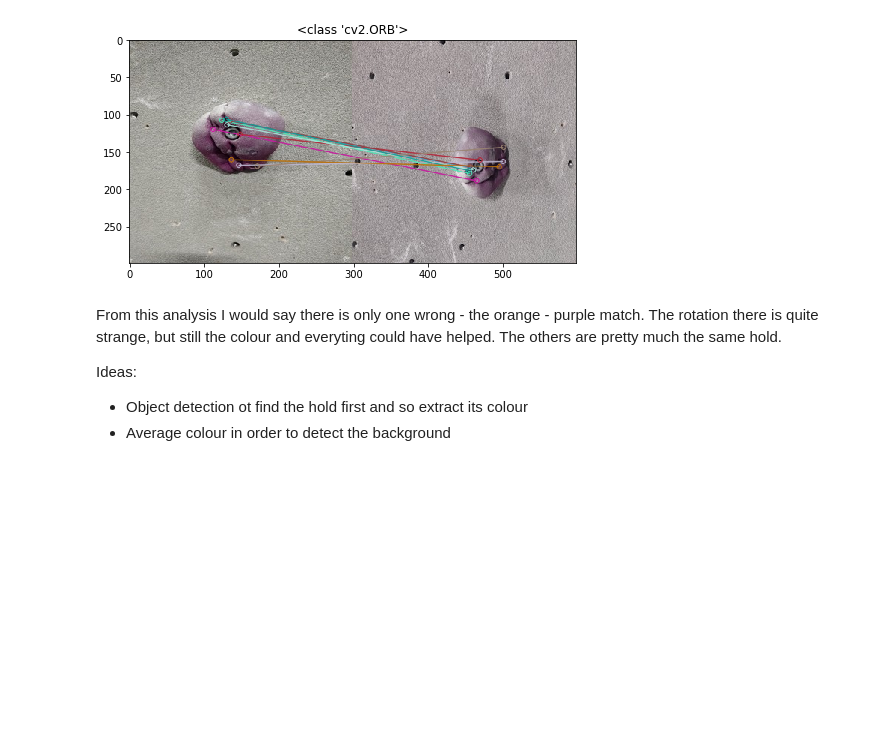
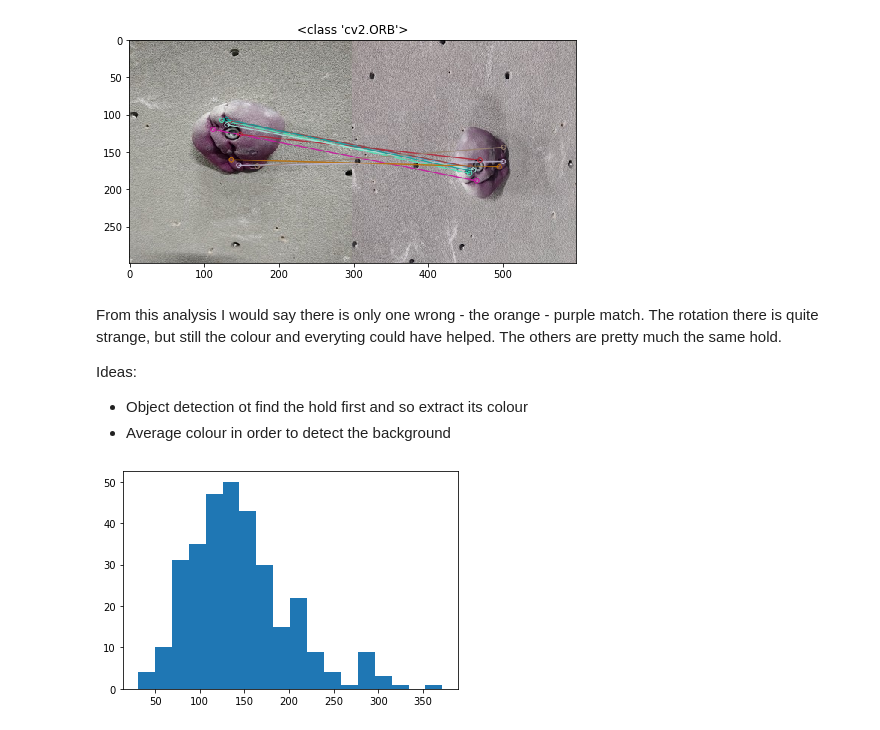
Before and after one commit to andrius-sil/climbicus, a Jupyter notebook: model_training/cbir.ipynb, the cells around one changed output. Saved outputs shown, nothing was run; the diff lists cells and outputs as text; code cells hidden in the pictures; blank space fills up the shorter version.

```diff
--- a/model_training/cbir.ipynb
+++ b/model_training/cbir.ipynb
@@ -202,6 +156,6 @@ Time elapsed: 5.921781301498413
 start = time.time()
 orb = cv2.ORB_create()
 bf = cv2.BFMatcher(cv2.NORM_HAMMING, crossCheck=True)
-dists = match_img(bf, orb, '1/IMG_20191215_092128.jpg', descriptors, 10)
+dists = match_img(bf, orb, '1/IMG_20191215_092128.jpg', descriptors, 5)
 print(f"Time elapsed: {time.time() - start}")
 # %% [output]
@@ -216,7 +170,7 @@ for c in range(1, 47):
     c_path = os.path.join(dataset_path, str(c))
     files = get_filenames(c_path)
     for i, f in enumerate(files):
-        dists = match_img(bf, orb, f'{c}/{f}', descriptors, 10)
+        dists = match_img(bf, orb, f'{c}/{f}', descriptors, 5)
         d[f'{c}/{f}'] = dists
 print(f"Time elapsed: {time.time() - start}")
 # %% [output]
@@ -245,12 +202,15 @@ Based on this the ratio test doesn't seem worth it, we can use the corss check a
 # %%
 min_dists = get_min_dists(d)
 # %%
+correct = []
 wrong = []
+wrong_dists = []
 for c_f, v in min_dists.items():
     if c_f.split('/')[0] == v[0]:
-        pass
+        correct.append(v[1])
     else:
         wrong.append(c_f)
+        wrong_dists.append(v[1])
 # %%
 wrong
 # %% [output]
@@ -314,3 +274,9 @@ The others are pretty much the same hold.
 Ideas:
 - Object detection ot find the hold first and so extract its colour
 - Average colour in order to detect the background
+# %%
+import matplotlib.pyplot as plt
+_ = plt.hist(correct, bins='auto')
+# np.histogram(correct)
+# %% [output]
+[figure, added]
```
Also changed, not shown: parts of 25 cells of this notebook.
